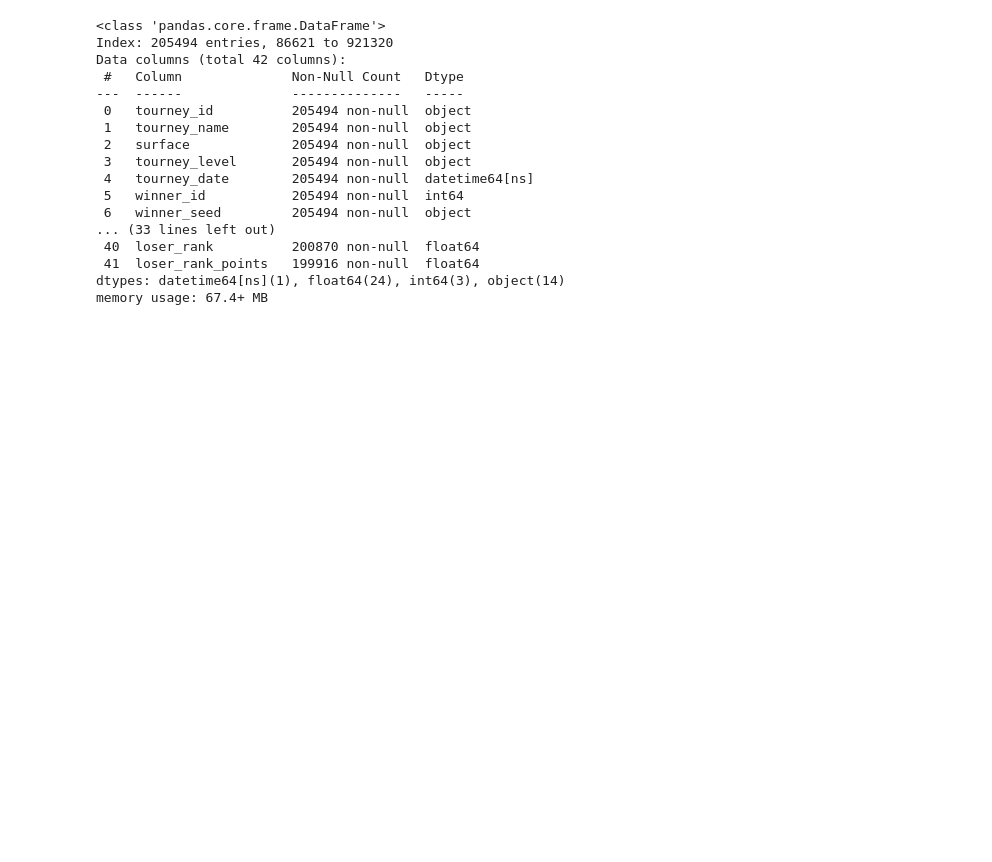
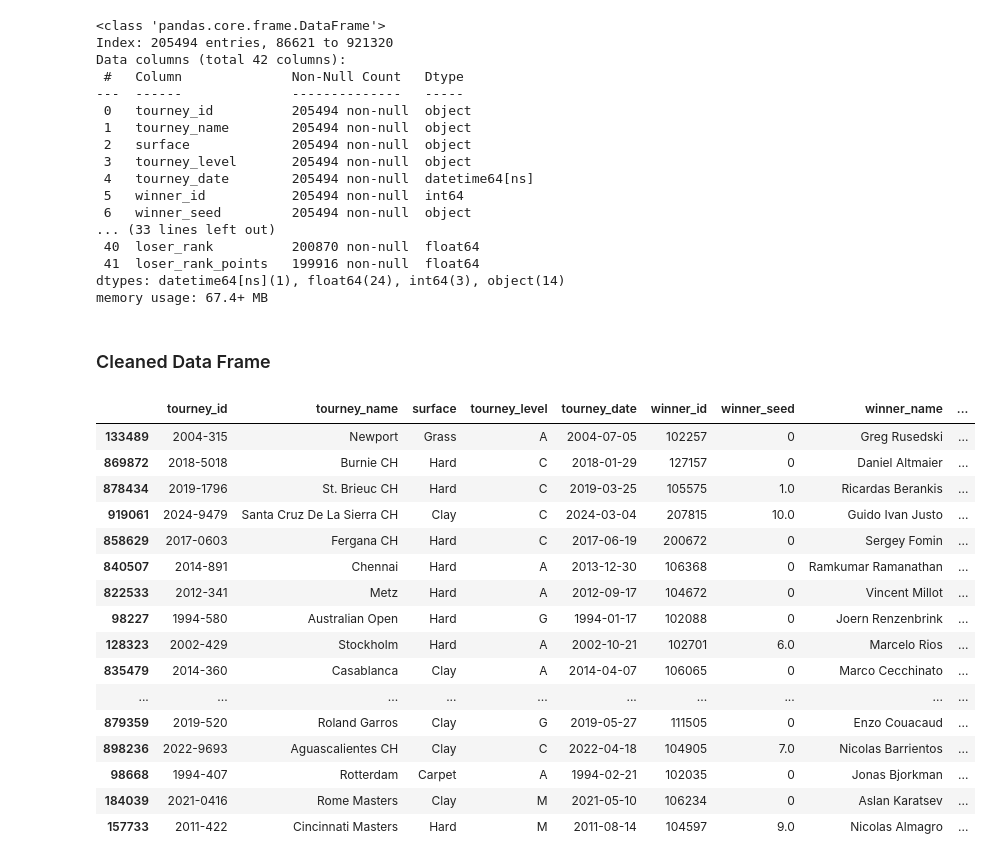
Before and after one commit to theodoreamadeo/tennis_match_predictor, a Jupyter notebook: final_project.ipynb, the cells around one changed output. Cells and saved outputs as stored; diff of their text form; code cells hidden in the pictures; blank space fills up the shorter version.

```diff
--- a/final_project.ipynb
+++ b/final_project.ipynb
@@ -504,0 +503,22 @@ df_used.to_excel("data_used.xlsx", index=False)  # index=False avoids saving row
+# %% [markdown]
+### Cleaned Data Frame
+# %%
+df_used.sample (25)
+# %% [output]
+|  | tourney_id | tourney_name | surface | tourney_level | tourney_date | winner_id | winner_seed | winner_name | ... |
+| 133489 | 2004-315 | Newport | Grass | A | 2004-07-05 | 102257 | 0 | Greg Rusedski | ... |
+| 869872 | 2018-5018 | Burnie CH | Hard | C | 2018-01-29 | 127157 | 0 | Daniel Altmaier | ... |
+| 878434 | 2019-1796 | St. Brieuc CH | Hard | C | 2019-03-25 | 105575 | 1.0 | Ricardas Berankis | ... |
+| 919061 | 2024-9479 | Santa Cruz De La Sierra CH | Clay | C | 2024-03-04 | 207815 | 10.0 | Guido Ivan Justo | ... |
+| 858629 | 2017-0603 | Fergana CH | Hard | C | 2017-06-19 | 200672 | 0 | Sergey Fomin | ... |
+| 840507 | 2014-891 | Chennai | Hard | A | 2013-12-30 | 106368 | 0 | Ramkumar Ramanathan | ... |
+| 822533 | 2012-341 | Metz | Hard | A | 2012-09-17 | 104672 | 0 | Vincent Millot | ... |
+| 98227 | 1994-580 | Australian Open | Hard | G | 1994-01-17 | 102088 | 0 | Joern Renzenbrink | ... |
+| 128323 | 2002-429 | Stockholm | Hard | A | 2002-10-21 | 102701 | 6.0 | Marcelo Rios | ... |
+| 835479 | 2014-360 | Casablanca | Clay | A | 2014-04-07 | 106065 | 0 | Marco Cecchinato | ... |
+| ... | ... | ... | ... | ... | ... | ... | ... | ... | ... |
+| 879359 | 2019-520 | Roland Garros | Clay | G | 2019-05-27 | 111505 | 0 | Enzo Couacaud | ... |
+| 898236 | 2022-9693 | Aguascalientes CH | Clay | C | 2022-04-18 | 104905 | 7.0 | Nicolas Barrientos | ... |
+| 98668 | 1994-407 | Rotterdam | Carpet | A | 1994-02-21 | 102035 | 0 | Jonas Bjorkman | ... |
+| 184039 | 2021-0416 | Rome Masters | Clay | M | 2021-05-10 | 106234 | 0 | Aslan Karatsev | ... |
+| 157733 | 2011-422 | Cincinnati Masters | Hard | M | 2011-08-14 | 104597 | 9.0 | Nicolas Almagro | ... |
```
Also changed, not shown: parts of 1 cell of this notebook.
